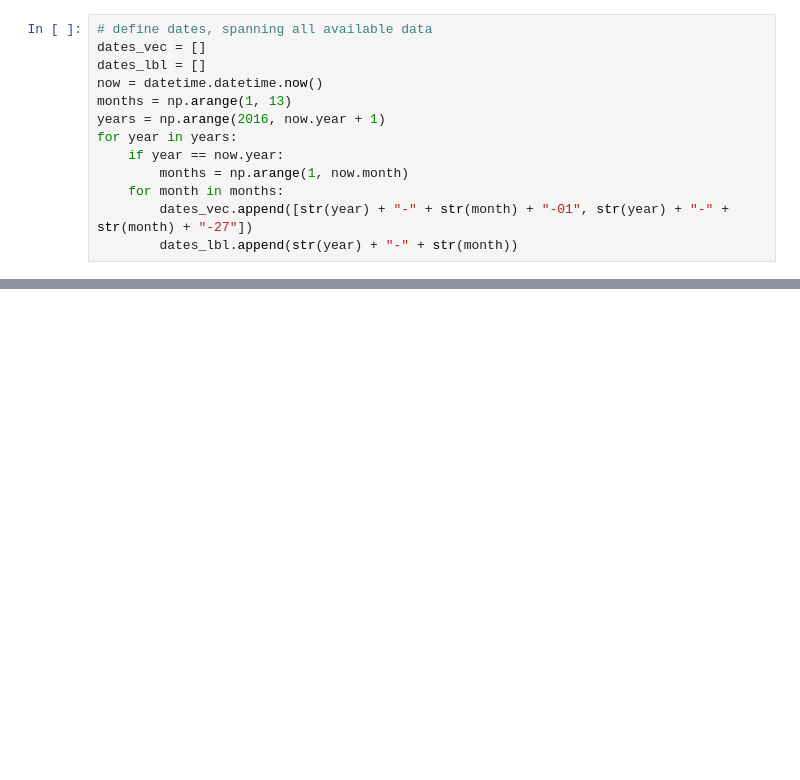
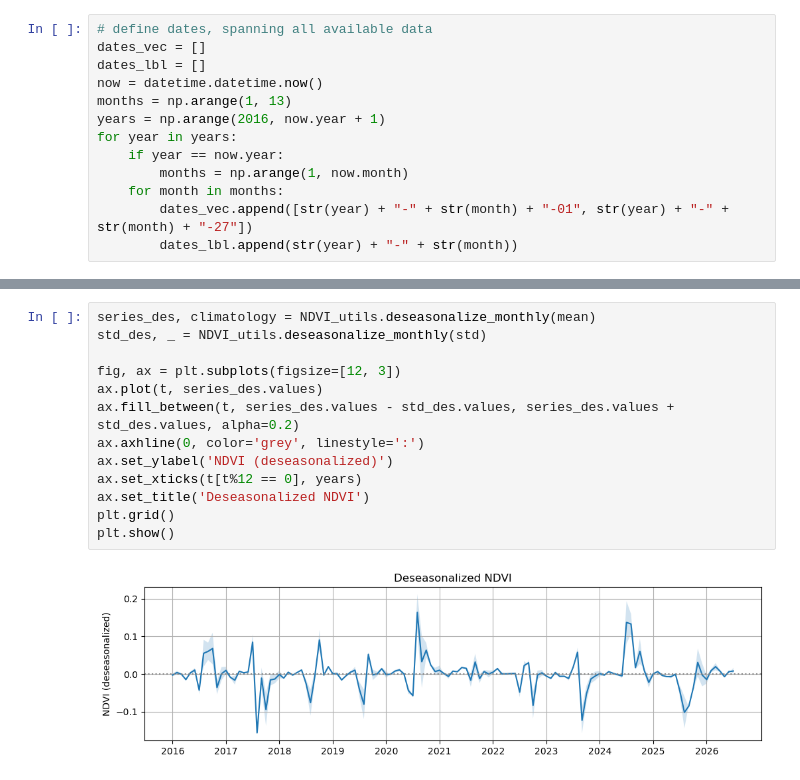
Before and after one commit to davidcirauqui/NDVI_index, a Jupyter notebook: NDVI.ipynb, the cells around one changed output, grey strips where cells are left out. Cells and saved outputs as stored; diff of their text form; blank space fills up the shorter version.

```diff
--- a/NDVI.ipynb
+++ b/NDVI.ipynb
@@ -252,0 +253,15 @@ By taking a look at the trend over the last decade, we observe a slight year-to-
+# %%
+series_des, climatology = NDVI_utils.deseasonalize_monthly(mean)
+std_des, _ = NDVI_utils.deseasonalize_monthly(std)
+
+fig, ax = plt.subplots(figsize=[12, 3])
+ax.plot(t, series_des.values)
+ax.fill_between(t, series_des.values - std_des.values, series_des.values + std_des.values, alpha=0.2)
+ax.axhline(0, color='grey', linestyle=':')
+ax.set_ylabel('NDVI (deseasonalized)')
+ax.set_xticks(t[t%12 == 0], years)
+ax.set_title('Deseasonalized NDVI')
+plt.grid()
+plt.show()
+# %% [output]
+[figure, added]
```
Also changed, not shown: parts of 10 cells of this notebook, 1 other file.
